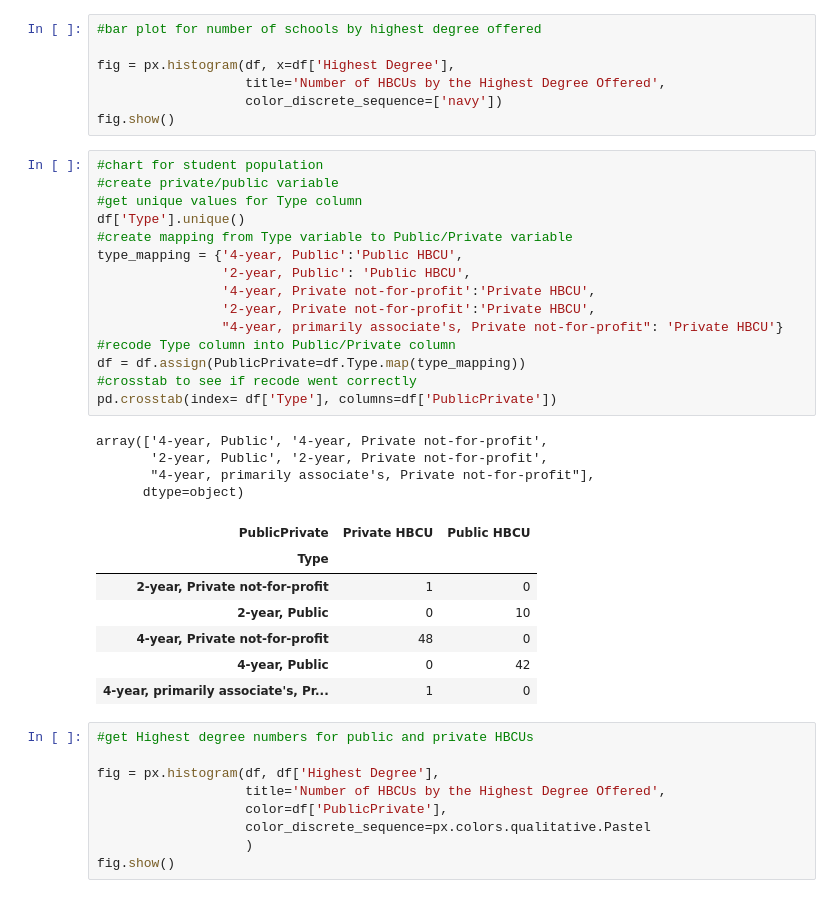
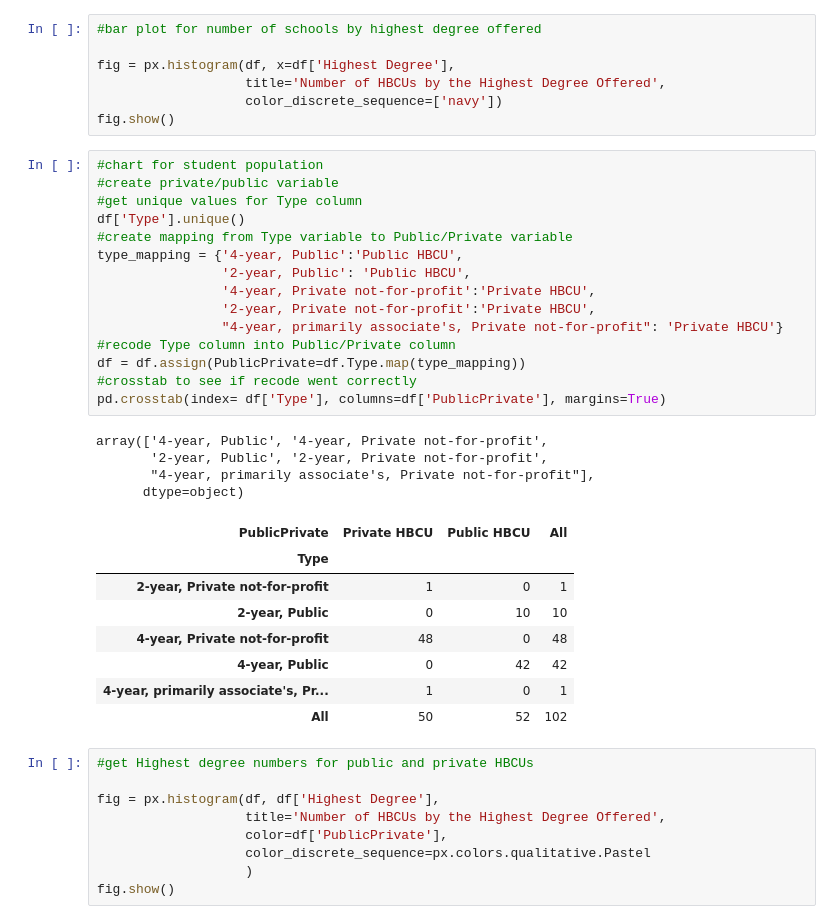
Before and after one commit to e-harrell/hbcu, a Jupyter notebook: notebook.ipynb, the cells around one changed output. Cells and saved outputs as stored; diff of their text form.

```diff
--- a/notebook.ipynb
+++ b/notebook.ipynb
@@ -126,30 +128,31 @@ fig.show()
 # %%
 #chart for student population
 #create private/public variable
 #get unique values for Type column
 df['Type'].unique()
 #create mapping from Type variable to Public/Private variable
 type_mapping = {'4-year, Public':'Public HBCU',
                 '2-year, Public': 'Public HBCU',
                 '4-year, Private not-for-profit':'Private HBCU',
                 '2-year, Private not-for-profit':'Private HBCU',
                 "4-year, primarily associate's, Private not-for-profit": 'Private HBCU'}
 #recode Type column into Public/Private column
 df = df.assign(PublicPrivate=df.Type.map(type_mapping))
 #crosstab to see if recode went correctly
-pd.crosstab(index= df['Type'], columns=df['PublicPrivate'])
+pd.crosstab(index= df['Type'], columns=df['PublicPrivate'], margins=True)
 # %% [output]
 array(['4-year, Public', '4-year, Private not-for-profit',
        '2-year, Public', '2-year, Private not-for-profit',
        "4-year, primarily associate's, Private not-for-profit"],
       dtype=object)
-| PublicPrivate | Private HBCU | Public HBCU |
-| Type |  |  |
-| 2-year, Private not-for-profit | 1 | 0 |
-| 2-year, Public | 0 | 10 |
-| 4-year, Private not-for-profit | 48 | 0 |
-| 4-year, Public | 0 | 42 |
-| 4-year, primarily associate's, Pr... | 1 | 0 |
+| PublicPrivate | Private HBCU | Public HBCU | All |
+| Type |  |  |  |
+| 2-year, Private not-for-profit | 1 | 0 | 1 |
+| 2-year, Public | 0 | 10 | 10 |
+| 4-year, Private not-for-profit | 48 | 0 | 48 |
+| 4-year, Public | 0 | 42 | 42 |
+| 4-year, primarily associate's, Pr... | 1 | 0 | 1 |
+| All | 50 | 52 | 102 |
 # %%
 #get Highest degree numbers for public and private HBCUs
 
```
Also changed, not shown: parts of 8 cells of this notebook.
